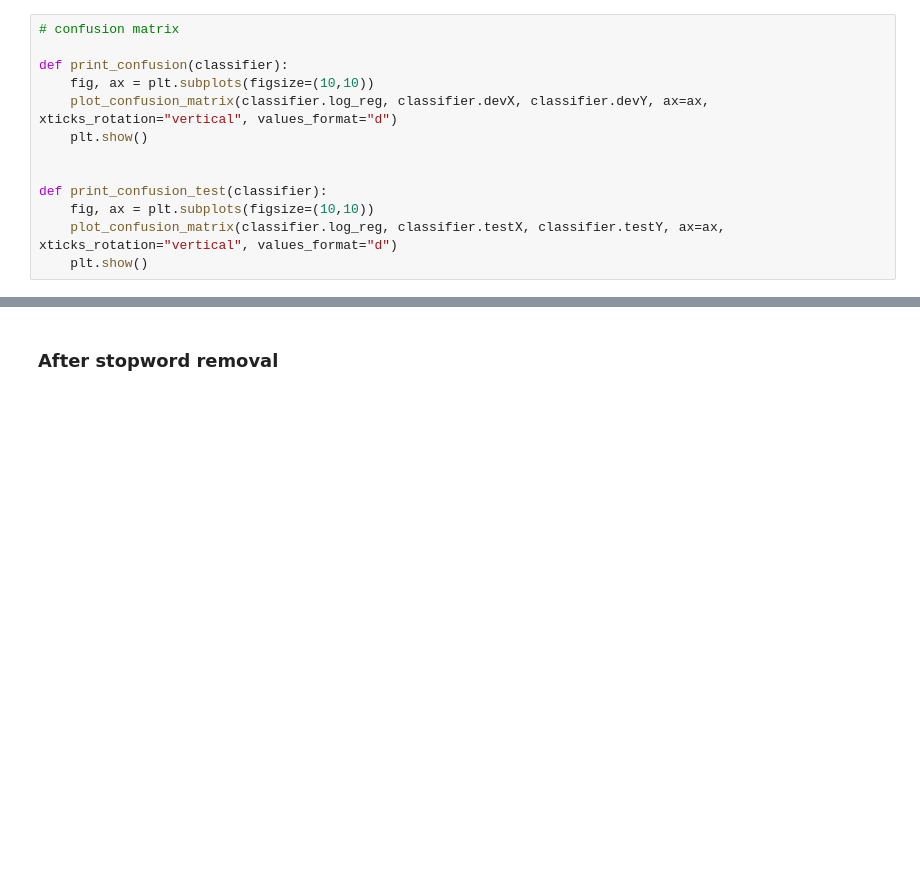
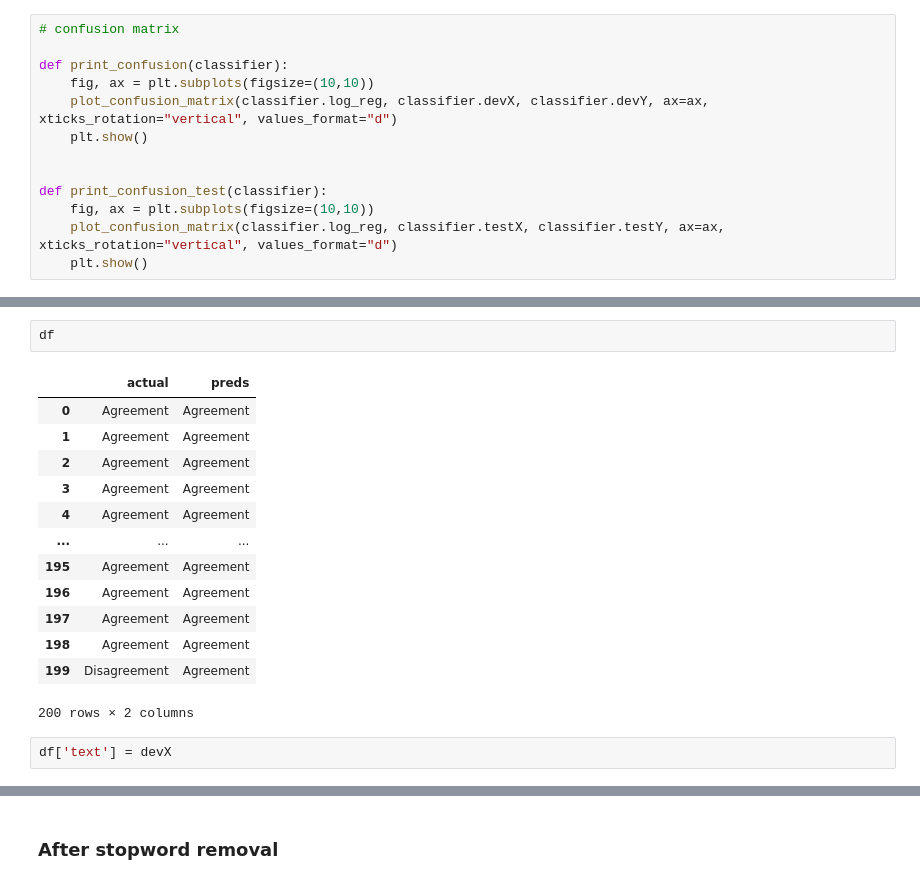
Before and after one commit to mangalm96/agreement_reddit_ap, a Jupyter notebook: LogReg.ipynb, the cells around one changed output, grey strips where cells are left out. Drawn from its saved outputs; the diff is of its cells as text; blank space fills up the shorter version.

```diff
--- a/LogReg.ipynb
+++ b/LogReg.ipynb
@@ -256,0 +293,18 @@ Neutral 0.162   has
+# %%
+df
+# %% [output]
+|  | actual | preds |
+| 0 | Agreement | Agreement |
+| 1 | Agreement | Agreement |
+| 2 | Agreement | Agreement |
+| 3 | Agreement | Agreement |
+| 4 | Agreement | Agreement |
+| ... | ... | ... |
+| 195 | Agreement | Agreement |
+| 196 | Agreement | Agreement |
+| 197 | Agreement | Agreement |
+| 198 | Agreement | Agreement |
+| 199 | Disagreement | Agreement |
+200 rows × 2 columns
+# %%
+df['text'] = devX
```
Also changed, not shown: parts of 28 cells of this notebook.
